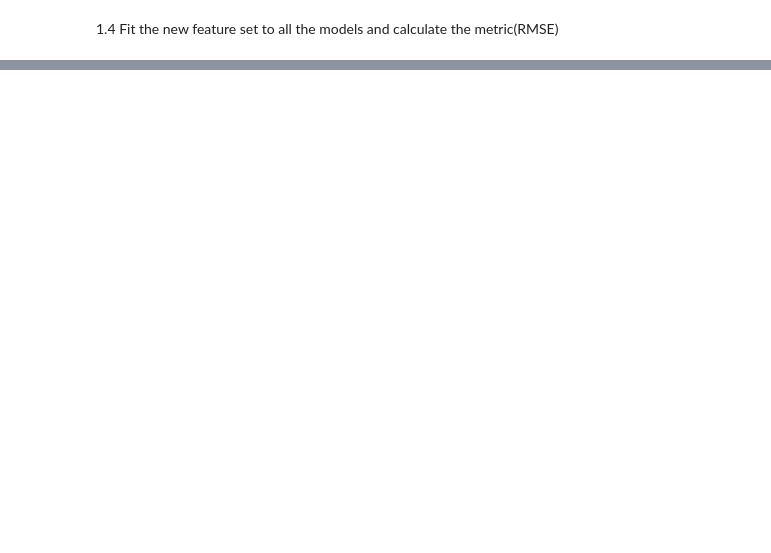
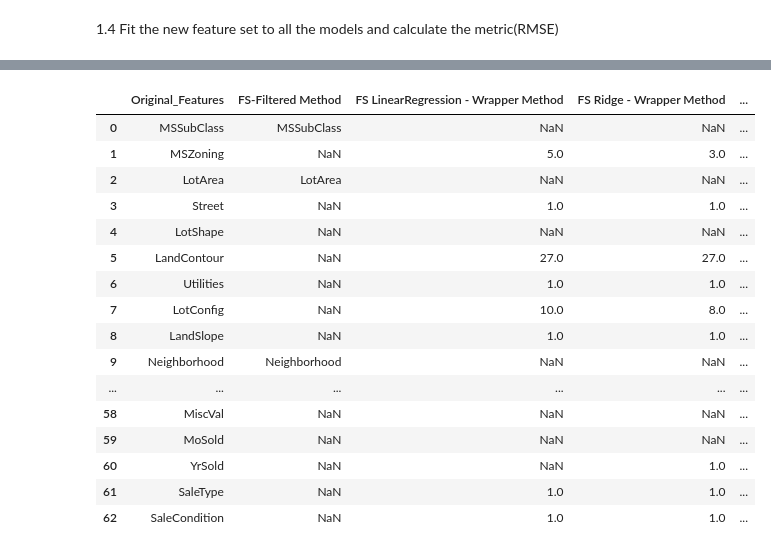
Before and after one commit to pmotameni/mids-w207-final-project, a Jupyter notebook: notebook_4_feature_selection.ipynb, the cells around one changed output, grey strips where cells are left out. Saved outputs shown, nothing was run; the diff lists cells and outputs as text; code cells hidden in the pictures; blank space fills up the shorter version.

```diff
--- a/notebook_4_feature_selection.ipynb
+++ b/notebook_4_feature_selection.ipynb
@@ -286,0 +305,32 @@ For RandomForestRegressor(max_depth=10) the RMSE is 28854.39661469482
+# %%
+# show the feature selected by different models
+pd.options.display.max_rows=80
+
+pd.DataFrame.from_dict(dict(zip(dict_rfe_results[0]["columns_used"],dict_rfe_results[0]["rank"])),orient='index',columns=[model_name[0]+"_Rank"])
+
+b=pd.merge(pd.Series(X_train.columns, name="original_columns"),pd.Series(features_selected,name="feature"),how="left",left_on="original_columns",right_on="feature")
+for key in dict_rfe_results:
+    b=pd.merge(b,
+    pd.DataFrame.from_dict(dict(zip(dict_rfe_results[key]["columns_used"],dict_rfe_results[key]["rank"])),orient='index',columns=[model_name[key]+"_Rank"]),
+    how="left",left_on="original_columns",right_index=True)
+
+b.columns=["Original_Features"]+ ["FS-Filtered Method"] +['FS '+i+' - Wrapper Method'for i in model_name]
+b
+# %% [output]
+|  | Original_Features | FS-Filtered Method | FS LinearRegression - Wrapper Method | FS Ridge - Wrapper Method | ... |
+| 0 | MSSubClass | MSSubClass | NaN | NaN | ... |
+| 1 | MSZoning | NaN | 5.0 | 3.0 | ... |
+| 2 | LotArea | LotArea | NaN | NaN | ... |
+| 3 | Street | NaN | 1.0 | 1.0 | ... |
+| 4 | LotShape | NaN | NaN | NaN | ... |
+| 5 | LandContour | NaN | 27.0 | 27.0 | ... |
+| 6 | Utilities | NaN | 1.0 | 1.0 | ... |
+| 7 | LotConfig | NaN | 10.0 | 8.0 | ... |
+| 8 | LandSlope | NaN | 1.0 | 1.0 | ... |
+| 9 | Neighborhood | Neighborhood | NaN | NaN | ... |
+| ... | ... | ... | ... | ... | ... |
+| 58 | MiscVal | NaN | NaN | NaN | ... |
+| 59 | MoSold | NaN | NaN | NaN | ... |
+| 60 | YrSold | NaN | NaN | 1.0 | ... |
+| 61 | SaleType | NaN | 1.0 | 1.0 | ... |
+| 62 | SaleCondition | NaN | 1.0 | 1.0 | ... |
```
Also changed, not shown: parts of 32 cells of this notebook, 1 other file.
